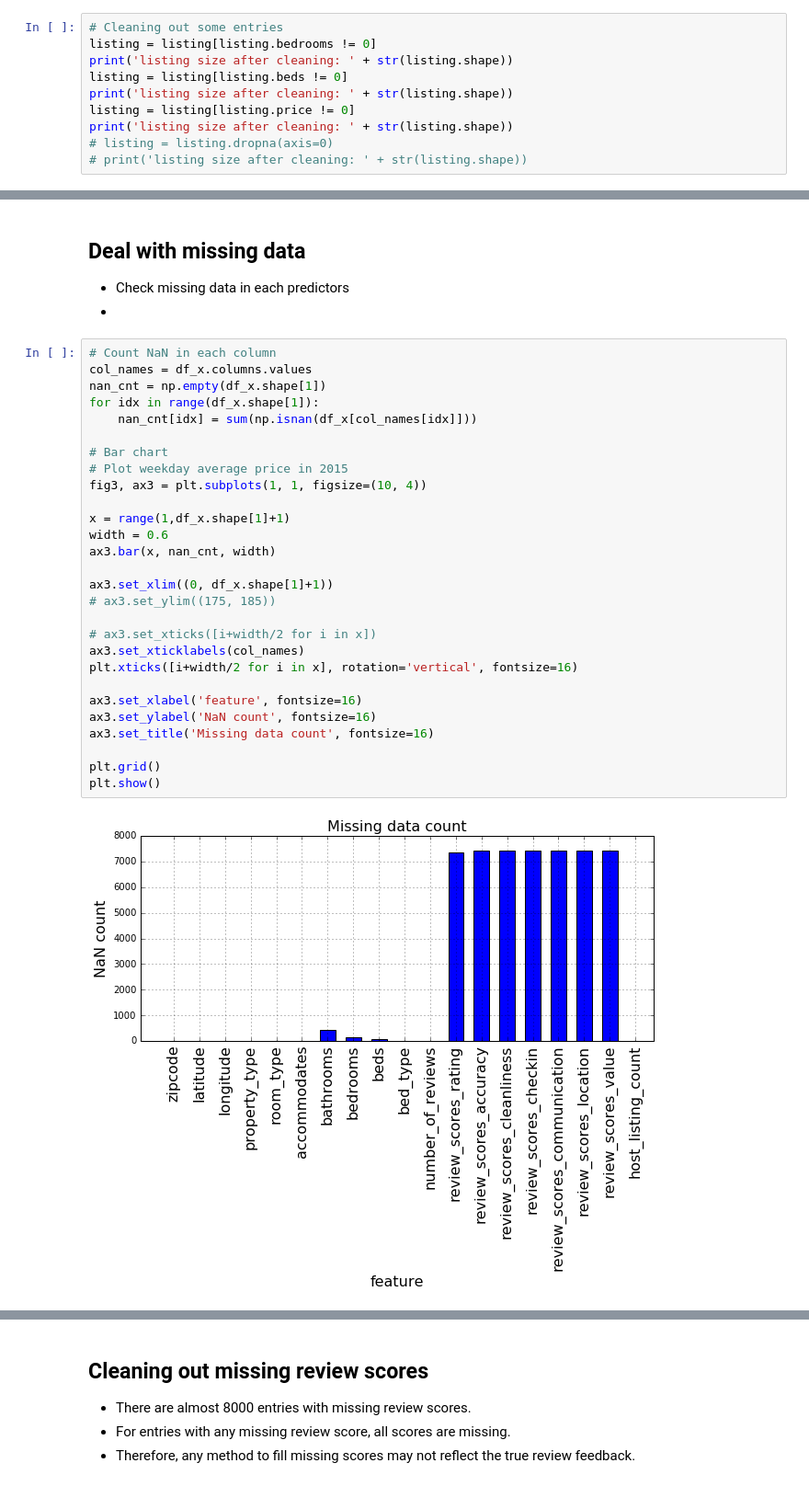
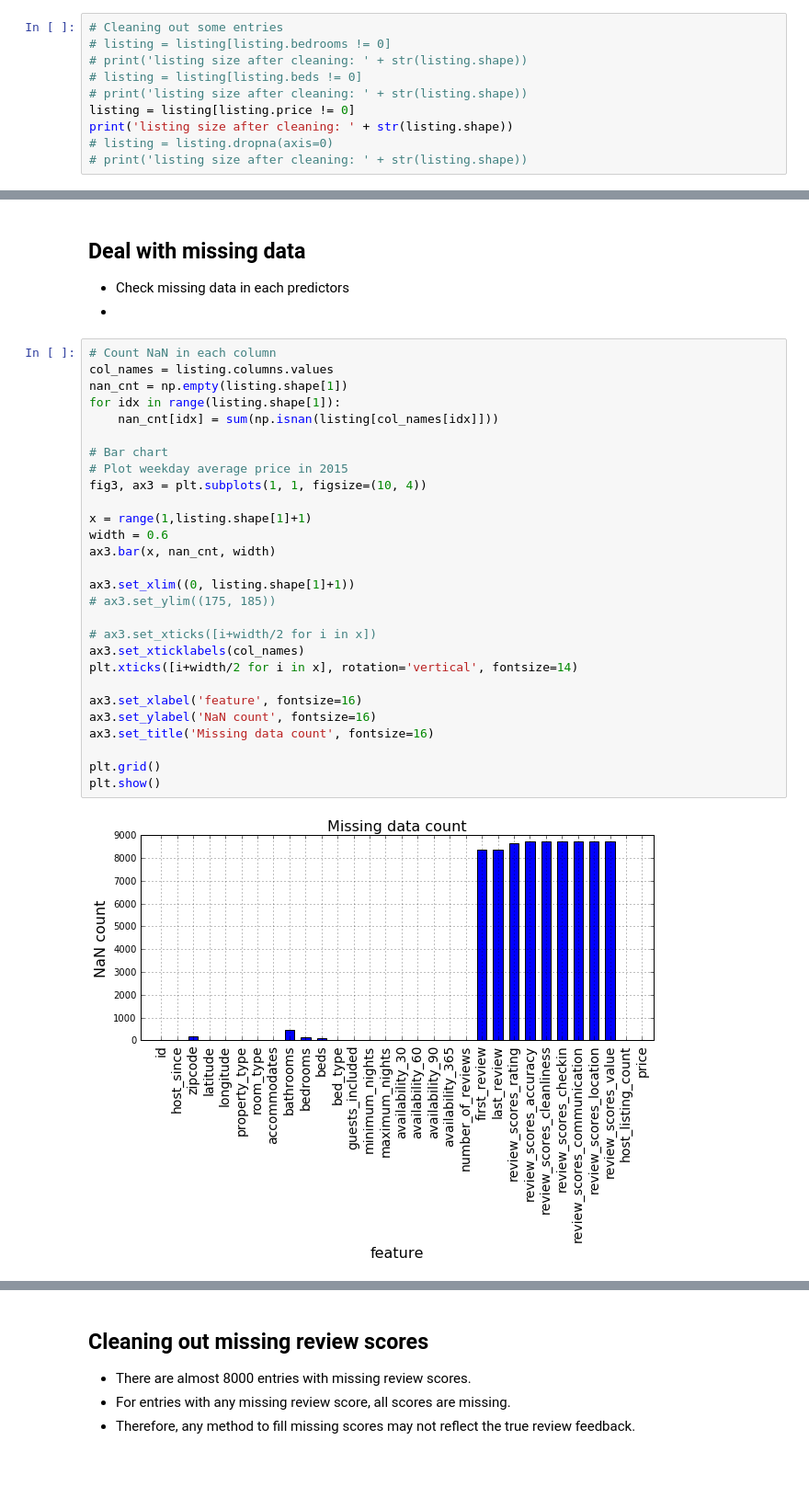
Before and after one commit to xwang146/cs109-airbnb-13, a Jupyter notebook: Code/03_code_for_delivery/041_preprocessing.ipynb, the cells around one changed output, grey strips where cells are left out. Shown at 92% size. Saved outputs shown, nothing was run; the diff lists cells and outputs as text.

```diff
--- a/Code/03_code_for_delivery/041_preprocessing.ipynb
+++ b/Code/03_code_for_delivery/041_preprocessing.ipynb
@@ -80,10 +80,10 @@ Remaining data proportion: 0.94976635514
 (26016, 31)
 # %%
 # Cleaning out some entries
-listing = listing[listing.bedrooms != 0]
-print('listing size after cleaning: ' + str(listing.shape))
-listing = listing[listing.beds != 0]
-print('listing size after cleaning: ' + str(listing.shape))
+# listing = listing[listing.bedrooms != 0]
+# print('listing size after cleaning: ' + str(listing.shape))
+# listing = listing[listing.beds != 0]
+# print('listing size after cleaning: ' + str(listing.shape))
 listing = listing[listing.price != 0]
 print('listing size after cleaning: ' + str(listing.shape))
 # listing = listing.dropna(axis=0)
@@ -200,34 +180,34 @@ ax2[1, 1].set_title('log(y) ~ longitude', fontsize=14)
 -
 # %%
 # Count NaN in each column
-col_names = df_x.columns.values
-nan_cnt = np.empty(df_x.shape[1])
-for idx in range(df_x.shape[1]):
-    nan_cnt[idx] = sum(np.isnan(df_x[col_names[idx]]))
+col_names = listing.columns.values
+nan_cnt = np.empty(listing.shape[1])
+for idx in range(listing.shape[1]):
+    nan_cnt[idx] = sum(np.isnan(listing[col_names[idx]]))
 
 # Bar chart
 # Plot weekday average price in 2015
 fig3, ax3 = plt.subplots(1, 1, figsize=(10, 4))
 
-x = range(1,df_x.shape[1]+1)
+x = range(1,listing.shape[1]+1)
 width = 0.6
 ax3.bar(x, nan_cnt, width)
 
-ax3.set_xlim((0, df_x.shape[1]+1))
+ax3.set_xlim((0, listing.shape[1]+1))
 # ax3.set_ylim((175, 185))
 
 # ax3.set_xticks([i+width/2 for i in x])
 ax3.set_xticklabels(col_names)
-plt.xticks([i+width/2 for i in x], rotation='vertical', fontsize=16)
+plt.xticks([i+width/2 for i in x], rotation='vertical', fontsize=14)
 
 ax3.set_xlabel('feature', fontsize=16)
 ax3.set_ylabel('NaN count', fontsize=16)
 ax3.set_title('Missing data count', fontsize=16)
 
 plt.grid()
 plt.show()
 # %% [output]
-[figure, old version]
+[figure, new version]
 # %%
 # Check NaN count in each predictor
 print zip(col_names, nan_cnt)
```
Also changed, not shown: parts of 18 cells of this notebook.
